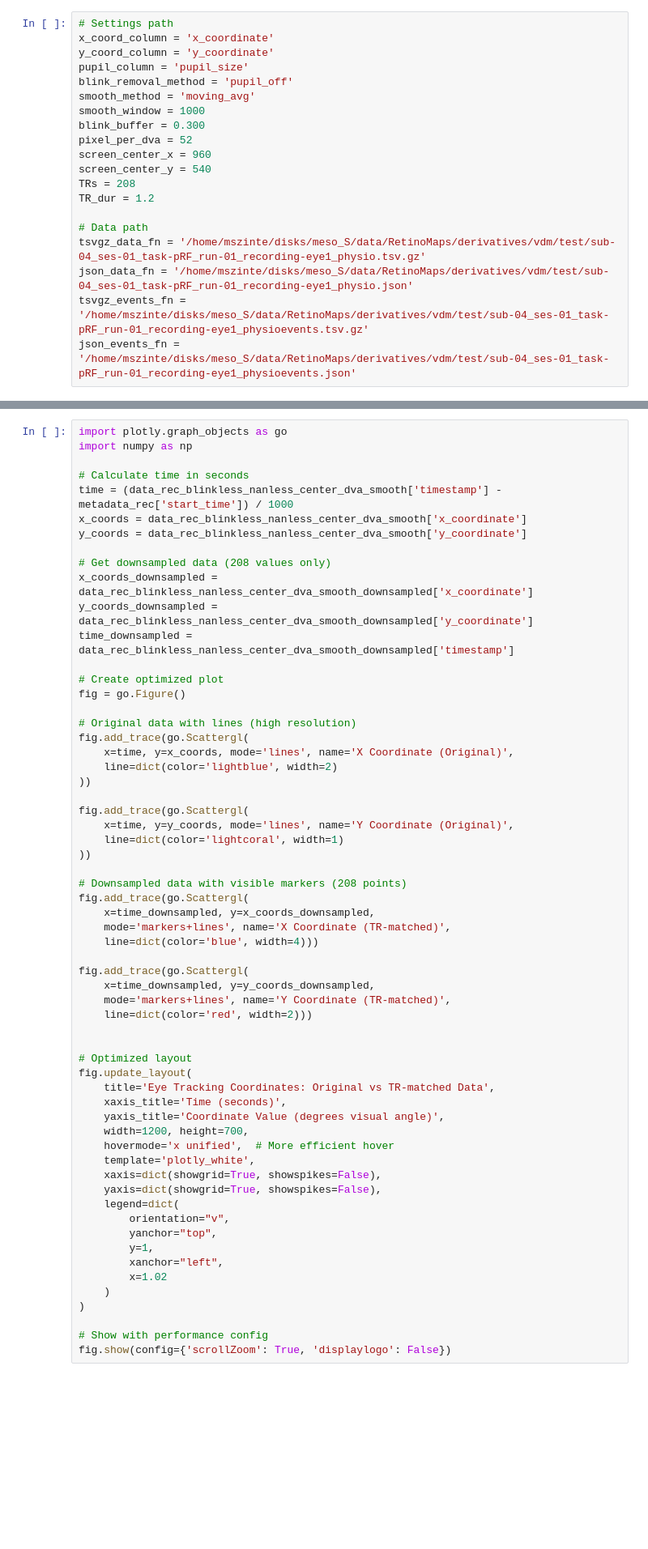
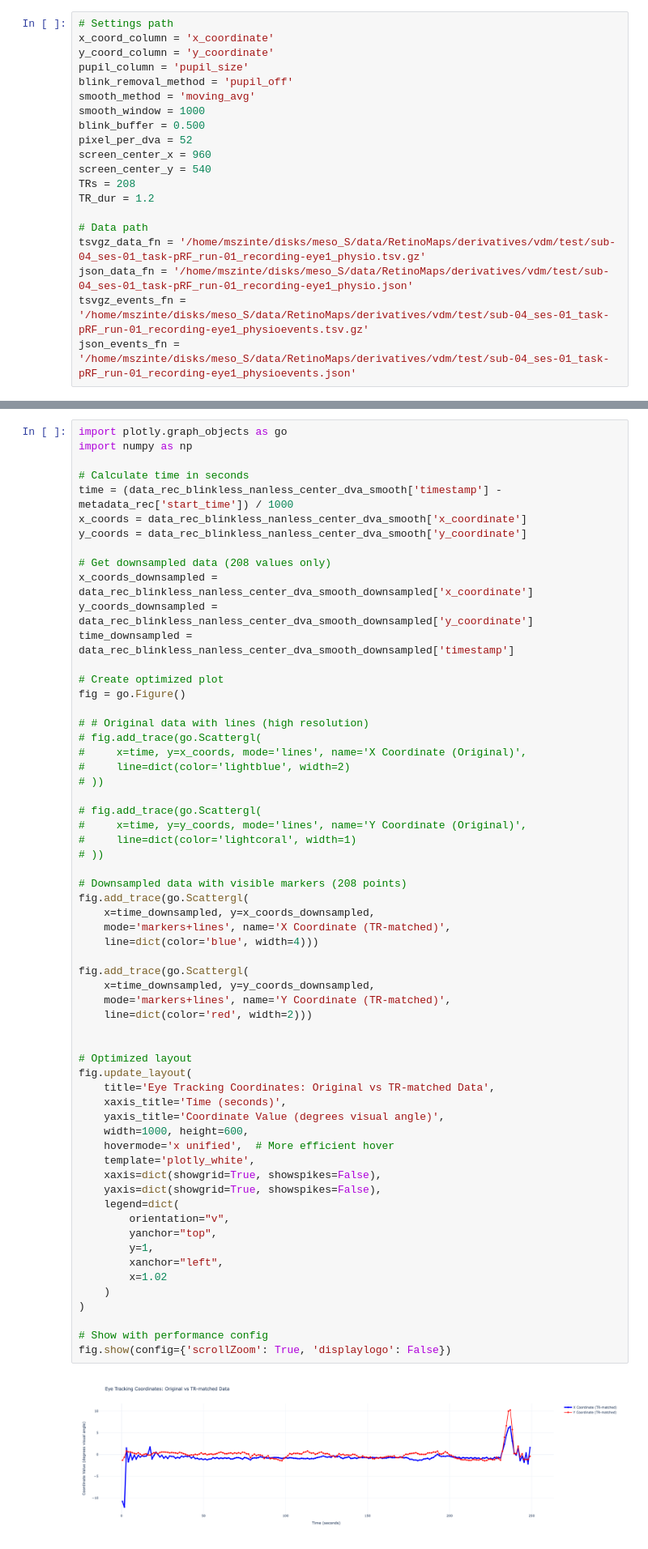
Before and after one commit to mszinte/pRF_analysis, a Jupyter notebook: amblyo_prf/postproc/fit/vdm_builder.ipynb, the cells around one changed output, grey strips where cells are left out. Shown at 81% size. Cells and saved outputs as stored; diff of their text form; blank space fills up the shorter version.

Commit message:
stuff for visual design not finished

```diff
--- a/amblyo_prf/postproc/fit/vdm_builder.ipynb
+++ b/amblyo_prf/postproc/fit/vdm_builder.ipynb
@@ -307,7 +307,7 @@ pupil_column = 'pupil_size'
 blink_removal_method = 'pupil_off'
 smooth_method = 'moving_avg'
 smooth_window = 1000
-blink_buffer = 0.300
+blink_buffer = 0.500
 pixel_per_dva = 52
 screen_center_x = 960
 screen_center_y = 540
@@ -381,47 +381,49 @@ time_downsampled = data_rec_blinkless_nanless_center_dva_smooth_downsampled['tim
 # Create optimized plot
 fig = go.Figure()
 
-# Original data with lines (high resolution)
-fig.add_trace(go.Scattergl(
-    x=time, y=x_coords, mode='lines', name='X Coordinate (Original)',
-    line=dict(color='lightblue', width=2)
-))
+# # Original data with lines (high resolution)
+# fig.add_trace(go.Scattergl(
+#     x=time, y=x_coords, mode='lines', name='X Coordinate (Original)',
+#     line=dict(color='lightblue', width=2)
+# ))
 
-fig.add_trace(go.Scattergl(
-    x=time, y=y_coords, mode='lines', name='Y Coordinate (Original)',
-    line=dict(color='lightcoral', width=1)
-))
+# fig.add_trace(go.Scattergl(
+#     x=time, y=y_coords, mode='lines', name='Y Coordinate (Original)',
+#     line=dict(color='lightcoral', width=1)
+# ))
 
 # Downsampled data with visible markers (208 points)
 fig.add_trace(go.Scattergl(
     x=time_downsampled, y=x_coords_downsampled,
     mode='markers+lines', name='X Coordinate (TR-matched)',
     line=dict(color='blue', width=4)))
 
 fig.add_trace(go.Scattergl(
     x=time_downsampled, y=y_coords_downsampled,
     mode='markers+lines', name='Y Coordinate (TR-matched)',
     line=dict(color='red', width=2)))
 
 
 # Optimized layout
 fig.update_layout(
     title='Eye Tracking Coordinates: Original vs TR-matched Data',
     xaxis_title='Time (seconds)',
     yaxis_title='Coordinate Value (degrees visual angle)',
-    width=1200, height=700,
+    width=1000, height=600,
     hovermode='x unified',  # More efficient hover
     template='plotly_white',
     xaxis=dict(showgrid=True, showspikes=False),
     yaxis=dict(showgrid=True, showspikes=False),
     legend=dict(
         orientation="v",
         yanchor="top",
         y=1,
         xanchor="left",
         x=1.02
     )
 )
 
 # Show with performance config
 fig.show(config={'scrollZoom': True, 'displaylogo': False})
+# %% [output]
+[figure, added]
```
Also changed, not shown: parts of 4 cells of this notebook.
